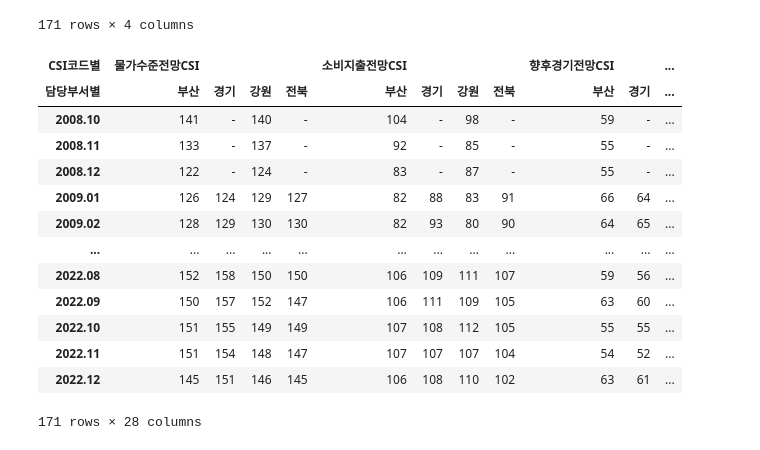
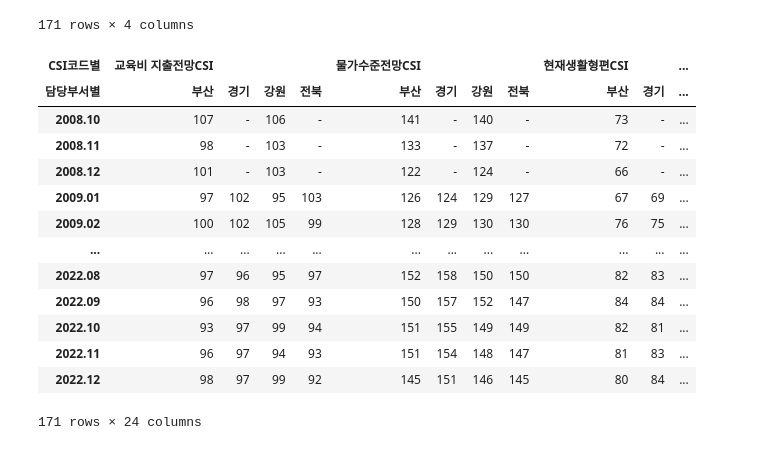
Before and after one commit to MinkyuRamen/2023KDS-HACKATHON, a Jupyter notebook: preprocessing/preprocessing.ipynb, the cells around one changed output. Drawn from its saved outputs; the diff is of its cells as text; code cells hidden in the pictures.

```diff
--- a/preprocessing/preprocessing.ipynb
+++ b/preprocessing/preprocessing.ipynb
@@ -187,22 +172,22 @@ cust[cust_col[11]]
 | 2022.12 | 71 | 69 | 72 | 67 |
 171 rows × 4 columns
 # %%
-insix = cust[[cust_col[1], cust_col[3], cust_col[4], cust_col[8], cust_col[9], cust_col[10], cust_col[11]]]
+insix = cust[[cust_col[1], cust_col[3], cust_col[6], cust_col[7], cust_col[10], cust_col[11]]]
 insix
 # %% [output]
-| CSI코드별 | 물가수준전망CSI |  |  |  | 소비지출전망CSI |  |  |  | 향후경기전망CSI |  | ... |
+| CSI코드별 | 교육비 지출전망CSI |  |  |  | 물가수준전망CSI |  |  |  | 현재생활형편CSI |  | ... |
 | 담당부서별 | 부산 | 경기 | 강원 | 전북 | 부산 | 경기 | 강원 | 전북 | 부산 | 경기 | ... |
-| 2008.10 | 141 | - | 140 | - | 104 | - | 98 | - | 59 | - | ... |
-| 2008.11 | 133 | - | 137 | - | 92 | - | 85 | - | 55 | - | ... |
-| 2008.12 | 122 | - | 124 | - | 83 | - | 87 | - | 55 | - | ... |
-| 2009.01 | 126 | 124 | 129 | 127 | 82 | 88 | 83 | 91 | 66 | 64 | ... |
-| 2009.02 | 128 | 129 | 130 | 130 | 82 | 93 | 80 | 90 | 64 | 65 | ... |
+| 2008.10 | 107 | - | 106 | - | 141 | - | 140 | - | 73 | - | ... |
+| 2008.11 | 98 | - | 103 | - | 133 | - | 137 | - | 72 | - | ... |
+| 2008.12 | 101 | - | 103 | - | 122 | - | 124 | - | 66 | - | ... |
+| 2009.01 | 97 | 102 | 95 | 103 | 126 | 124 | 129 | 127 | 67 | 69 | ... |
+| 2009.02 | 100 | 102 | 105 | 99 | 128 | 129 | 130 | 130 | 76 | 75 | ... |
 | ... | ... | ... | ... | ... | ... | ... | ... | ... | ... | ... | ... |
-| 2022.08 | 152 | 158 | 150 | 150 | 106 | 109 | 111 | 107 | 59 | 56 | ... |
-| 2022.09 | 150 | 157 | 152 | 147 | 106 | 111 | 109 | 105 | 63 | 60 | ... |
-| 2022.10 | 151 | 155 | 149 | 149 | 107 | 108 | 112 | 105 | 55 | 55 | ... |
-| 2022.11 | 151 | 154 | 148 | 147 | 107 | 107 | 107 | 104 | 54 | 52 | ... |
-| 2022.12 | 145 | 151 | 146 | 145 | 106 | 108 | 110 | 102 | 63 | 61 | ... |
+| 2022.08 | 97 | 96 | 95 | 97 | 152 | 158 | 150 | 150 | 82 | 83 | ... |
+| 2022.09 | 96 | 98 | 97 | 93 | 150 | 157 | 152 | 147 | 84 | 84 | ... |
+| 2022.10 | 93 | 97 | 99 | 94 | 151 | 155 | 149 | 149 | 82 | 81 | ... |
+| 2022.11 | 96 | 97 | 94 | 93 | 151 | 154 | 148 | 147 | 81 | 83 | ... |
+| 2022.12 | 98 | 97 | 99 | 92 | 145 | 151 | 146 | 145 | 80 | 84 | ... |
-171 rows × 28 columns
+171 rows × 24 columns
 # %%
 insix.columns = insix.columns.to_flat_index().map('_'.join)
```
Also changed, not shown: parts of 26 cells of this notebook, 1 other file.
